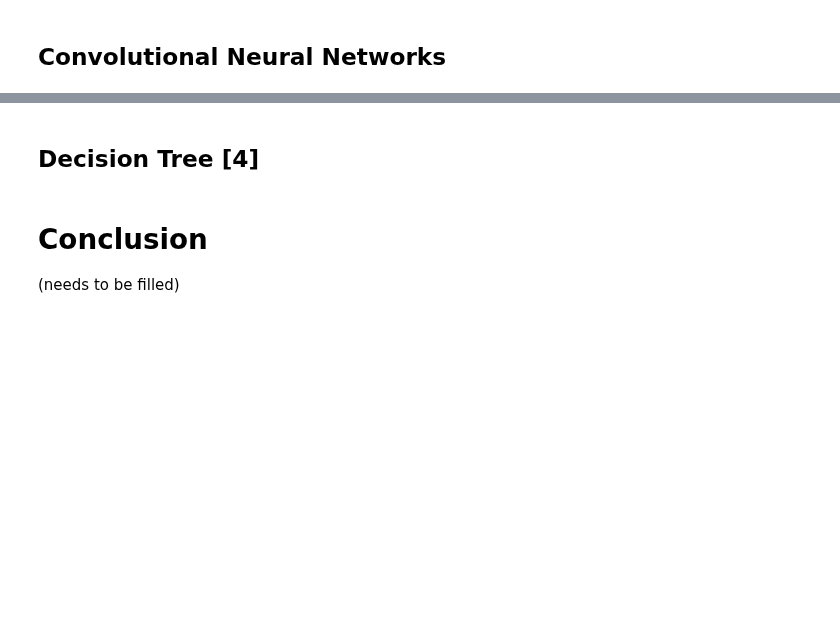
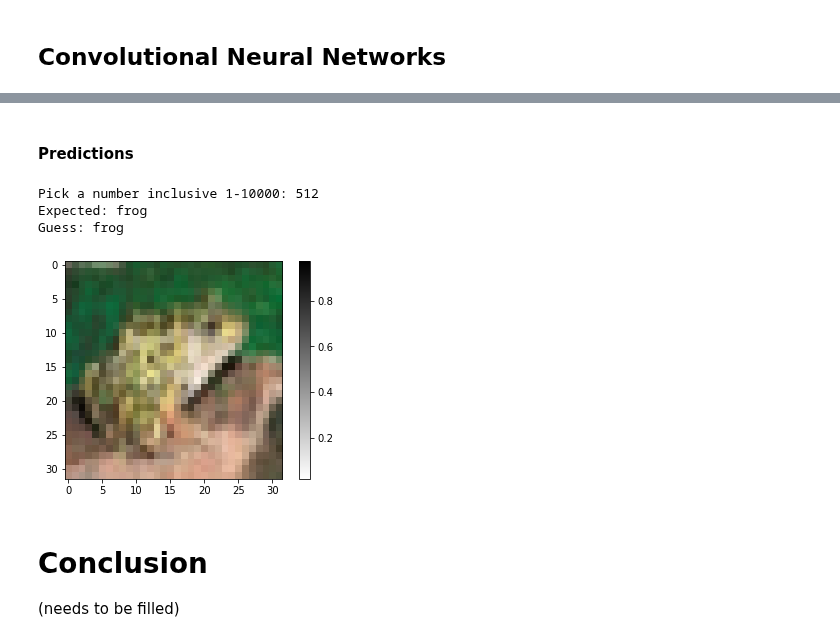
Before and after one commit to DoraTheodora/MachineLearning-Tutorial, a Jupyter notebook: CA2-Data Preprocessing and Algorithms.ipynb, the cells around one changed output, grey strips where cells are left out. Drawn from its saved outputs; the diff is of its cells as text; code cells hidden in the pictures; blank space fills up the shorter version.

```diff
--- a/CA2-Data Preprocessing and Algorithms.ipynb
+++ b/CA2-Data Preprocessing and Algorithms.ipynb
@@ -465,2 +531,4 @@ print('Test accuracy:', test_acc)## Predictions
+# %% [markdown]
+#### Predictions
 # %%
 predictions = model.predict(test_images)
@@ -472,29 +535,33 @@ np.argmax(predictions[0])
 # %%
+import numpy as np
+
 COLOR = 'white'
 plt.rcParams['text.color'] = COLOR
 plt.rcParams['axes.labelcolor'] = COLOR
 
 def predict(model, image, correct_label):
-    class_names = ['T-shirt/top', 'Trouser', 'Pullover', 'Dress', 'Coat',
-               'Sandal', 'Shirt', 'Sneaker', 'Bag', 'Ankle boot']
+    classes = ['airplane', 'automobile', 'bird', 'cat', 'deer',
+               'dog', 'frog', 'horse', 'ship', 'truck']
     prediction = model.predict(np.array([image]))
-    predicted_class = class_names[np.argmax(prediction)]
-    show_image(image, class_names[correct_label], predicted_class)
+    predicted_class = classes[np.argmax(prediction)]
+    show_image(image, classes[correct_label], predicted_class)
 
 
 def show_image(img, label, guess):
     plt.figure()
     plt.imshow(img, cmap=plt.cm.binary)
     print("Expected: " + label)
     print("Guess: " + guess)
     plt.colorbar()
     plt.grid(False)
     plt.show()
 
-num = int(input("Pick a number inclusive 1-1000: "))
+num = int(input("Pick a number inclusive 1-10000: "))
 image = test_images[num]
-label = test_labels[num]
+label = test_labels[num][0]
 predict(model, image, label)
+# %% [output]
+Pick a number inclusive 1-10000: 512
+Expected: frog
+Guess: frog
+[figure, added]
-# %% [markdown]
-<a id="decision_tree"> </a>
-## Decision Tree  [4]
```
Also changed, not shown: parts of 76 cells of this notebook.
